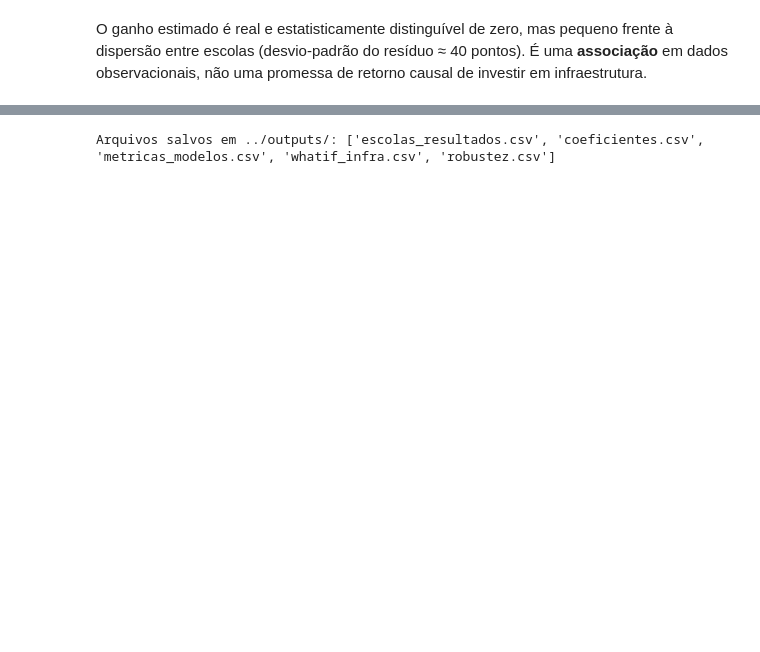
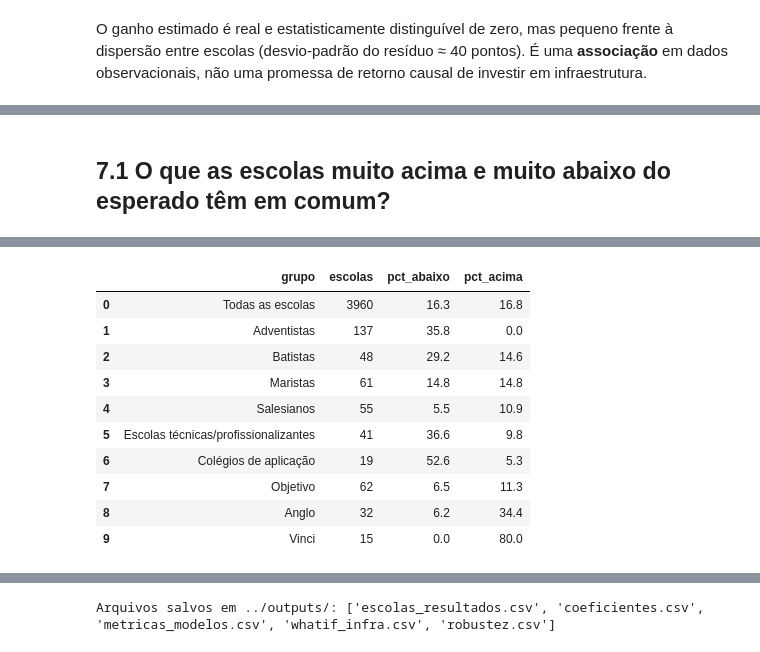
Before and after one commit to guifontoura/enem-fatores-escolas-privadas, a Jupyter notebook: notebooks/01_eda_modelagem.ipynb, the cells around one changed output, grey strips where cells are left out. Cells and saved outputs as stored; diff of their text form; code cells hidden in the pictures; blank space fills up the shorter version.

```diff
--- a/notebooks/01_eda_modelagem.ipynb
+++ b/notebooks/01_eda_modelagem.ipynb
@@ -233,0 +307,5 @@ O ganho estimado é real e estatisticamente distinguível de zero, mas pequeno f
+# %%
+# E a variação da nota entre os anos? Os fatores do modelo a explicam?
+d["delta_enem"] = d["enem_2025"] - d["enem_2024"]
+print(f"Variação 2024→2025: média {d['delta_enem'].mean():.1f} pts, desvio-padrão {d['delta_enem'].std():.1f}")
+d[["delta_enem"] + FEATS].corr()["delta_enem"].drop("delta_enem").round(3).to_frame("correlação com a variação")
@@ -233,0 +323,33 @@ O ganho estimado é real e estatisticamente distinguível de zero, mas pequeno f
+# %% [markdown]
+## 7.1 O que as escolas muito acima e muito abaixo do esperado têm em comum?
+# %%
+# 1) Perfil medido: os dois grupos diferem em infraestrutura, porte, renda ou seleção?
+d["participantes_ano"] = d[["participantes_2025", "participantes_2024"]].mean(axis=1)
+grupos_sit = d[d.situacao_vs_esperado != "Só um ano de dados"].groupby("situacao_vs_esperado")
+perfil = grupos_sit.agg(escolas=("codigo_escola", "size"), infra_media=("indice_infra", "mean"),
+                        alunos_ensino_medio_mediana=("matriculas_medio", "median"),
+                        renda_bairro_mediana=("renda_mediana_responsavel", "median"),
+                        pct_selecionam=("exame_selecao", "mean"), enem_medio=(ALVO, "mean")).round(2)
+display(perfil)
+
+# 2) Tipo de instituição, identificado pelo nome. Grupos definidos por rede/missão, todos os que têm 15+ escolas (nenhum descartado depois).
+GRUPOS = {"Adventistas": "adventista", "Batistas": "batista", "Maristas": "marista", "Salesianos": "salesian|dom bosco",
+          "Escolas técnicas/profissionalizantes": "tecnic|profission", "Colégios de aplicação": "aplicacao",
+          "Objetivo": "objetivo", "Anglo": "anglo", "Vinci": "vinci"}
+com_padrao = d[d.situacao_vs_esperado != "Só um ano de dados"]
+nome = com_padrao["nome_escola"].str.lower()
+linhas = [{"grupo": "Todas as escolas", "escolas": len(com_padrao),
+           "pct_abaixo": (com_padrao.situacao_vs_esperado == "Abaixo do esperado nos dois anos").mean() * 100,
+           "pct_acima": (com_padrao.situacao_vs_esperado == "Acima do esperado nos dois anos").mean() * 100}]
+for g, padrao in GRUPOS.items():
+    sub = com_padrao[nome.str.contains(padrao, regex=True)]
+    if len(sub) >= 15:
+        linhas.append({"grupo": g, "escolas": len(sub),
+                       "pct_abaixo": (sub.situacao_vs_esperado == "Abaixo do esperado nos dois anos").mean() * 100,
+                       "pct_acima": (sub.situacao_vs_esperado == "Acima do esperado nos dois anos").mean() * 100})
+    else:
+        print(f"[fora da tabela] {g}: só {len(sub)} escolas")
+grupos_inst = pd.DataFrame(linhas).round(1)
+grupos_inst.to_csv("../outputs/grupos_instituicao.csv", index=False)
+grupos_inst
+# %% [output]
@@ -233,0 +361,11 @@ O ganho estimado é real e estatisticamente distinguível de zero, mas pequeno f
+|  | grupo | escolas | pct_abaixo | pct_acima |
+| 0 | Todas as escolas | 3960 | 16.3 | 16.8 |
+| 1 | Adventistas | 137 | 35.8 | 0.0 |
+| 2 | Batistas | 48 | 29.2 | 14.6 |
+| 3 | Maristas | 61 | 14.8 | 14.8 |
+| 4 | Salesianos | 55 | 5.5 | 10.9 |
+| 5 | Escolas técnicas/profissionalizantes | 41 | 36.6 | 9.8 |
+| 6 | Colégios de aplicação | 19 | 52.6 | 5.3 |
+| 7 | Objetivo | 62 | 6.5 | 11.3 |
+| 8 | Anglo | 32 | 6.2 | 34.4 |
+| 9 | Vinci | 15 | 0.0 | 80.0 |
```
Also changed, not shown: parts of 23 cells of this notebook, 27 other files.
